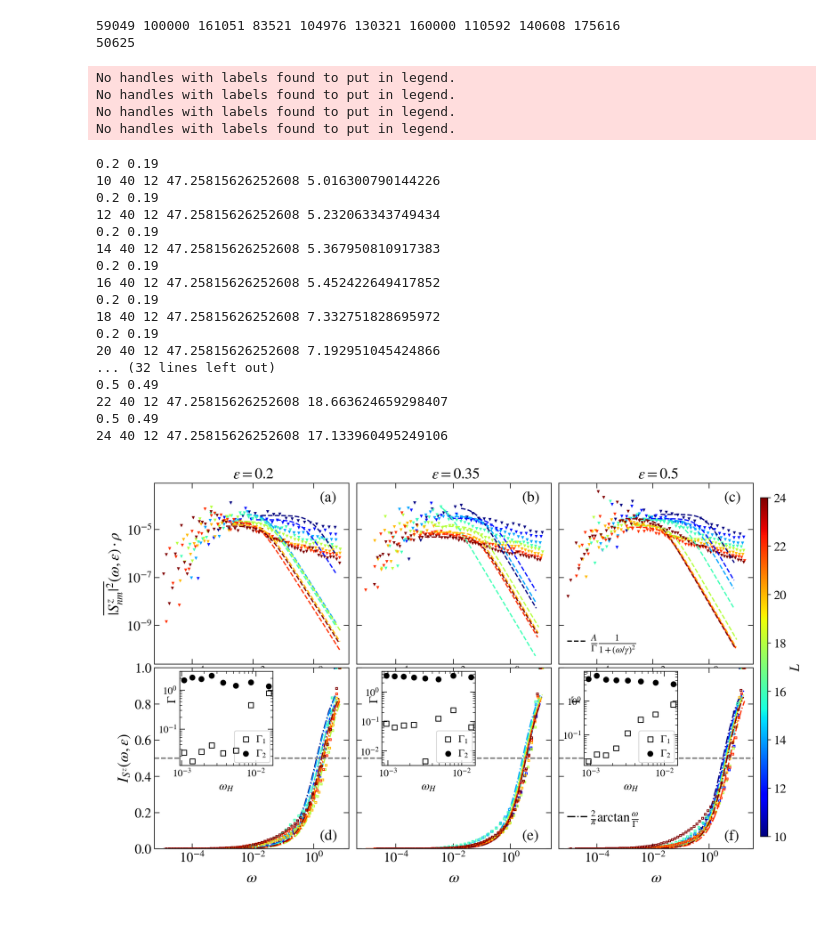
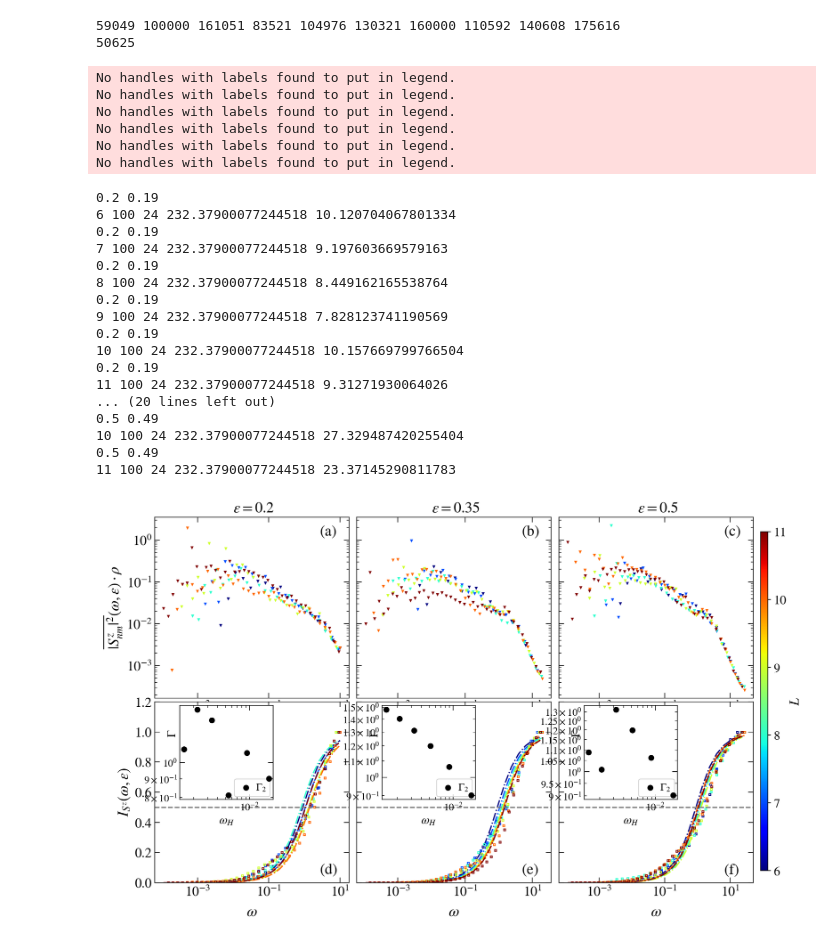
Before and after one commit to Rafal-Swietek/QHamSolver, a Jupyter notebook: Quadratic/Jupyter_Python/conductivity.ipynb, the cells around one changed output. Drawn from its saved outputs; the diff is of its cells as text; code cells hidden in the pictures.

```diff
--- a/Quadratic/Jupyter_Python/conductivity.ipynb
+++ b/Quadratic/Jupyter_Python/conductivity.ipynb
@@ -728,15 +728,15 @@ w = 2
 J = 1
 g = 2.2
 
-DIM=3
+DIM=4
 op=0
 modello = 'Anderson'
 prefix = base_dir(model=modello, d=DIM) + 'OrbitalsMatElem/'
 
-sizes = np.arange(10, 25, 2)
+sizes = np.arange(10, 21, 2) if DIM == 3 else np.arange(6, 12, 1)
 
-ws=40
-wx=12
+ws=100
+wx=17 if DIM == 3 else 24
 
 def lorenz(x, A, G1):
     return A / ( (x / G1)**2 + 1)
@@ -756,7 +756,7 @@ fig, axis = plt.subplots( nrows=2, ncols=3, figsize=(12,8), dpi = 200, sharex =
 fig2, axis2 = plt.subplots( nrows=1, ncols=1, figsize=(4,4), dpi = 200, sharex = False, sharey = 'row')
 
 E = np.arange(0.05, 0.95, 0.02)
-omegax = np.zeros( (20 * (L)) )
+omegax = np.zeros( (8 * (L)) )
 
 labs = ["(a)", "(b)", "(c)"]
 labs2 = ["(d)", "(e)", "(f)"]
@@ -841,19 +841,19 @@ for iie, eps in enumerate(_eps_):
 
         axis[0][iie].plot(omegax, yy0, color=col, marker='v', markersize=2, lw=0,zorder=0)
         # axis[0][iie].axvline(x=upper_cut, ls=':', color='gray')
-        indices = np.where(np.logical_and(omegax >= cut, omegax < upper_cut))[0]
-        xx = omegax[indices]
-        yy = yy0[indices]
-        pars, pconv= fit(lorenz,
-                    xdata = xx,
-                    ydata = yy,
-                    maxfev = 20000)
-        z = np.linspace(min(xx), max(xx), 5000)
-        # print(eps, L, G1)
-        G1 = np.abs(pars[-1])
-        Gammas1.append(G1)
-        spec_at_G1.append(yy0[np.argmin( np.abs(omegax - G1) )])
-        axis[0][iie].plot(z, lorenz(z, *pars), ls='--', color=col)
+        # indices = np.where(np.logical_and(omegax >= cut, omegax < upper_cut))[0]
+        # xx = omegax[indices]
+        # yy = yy0[indices]
+        # pars, pconv= fit(lorenz,
+        #             xdata = xx,
+        #             ydata = yy,
+        #             maxfev = 20000)
+        # z = np.linspace(min(xx), max(xx), 5000)
+        # # print(eps, L, G1)
+        # G1 = np.abs(pars[-1])
+        # Gammas1.append(G1)
+        # spec_at_G1.append(yy0[np.argmin( np.abs(omegax - G1) )])
+        # axis[0][iie].plot(z, lorenz(z, *pars), ls='--', color=col)
 
         # yy = integrate.cumulative_trapezoid(yy0, omegax)
         # yy = (yy - yy[0]) / (yy[-1] - yy[0])
@@ -892,7 +892,7 @@ for iie, eps in enumerate(_eps_):
     axis[0][iie].annotate(labs[iie],     fontsize=18, xy=(0.85, 0.9), xycoords='axes fraction')
     axis[1][iie].annotate(labs2[iie],     fontsize=18, xy=(0.85, 0.05), xycoords='axes fraction')
     # axis[0][iie].set_ylim(2e-4, None)
-    axis[1][iie].set_ylim(0, 1)
+    axis[1][iie].set_ylim(0, 1.2)
     # axis[0][iie].set_xlim(0.2*min(omegax), max(omegax))
 
     inset = axis[1][iie].inset_axes([0.13, 0.46, 0.48, 0.52])
@@ -900,44 +900,46 @@ for iie, eps in enumerate(_eps_):
 
     # inset.xaxis.set_label_coords(.45, -0.05)
     inset.yaxis.set_label_coords(-0.02, 0.7)
-    inset.scatter(wH, Gammas1, marker='s', color='black', label=r"$\Gamma_1$", zorder=10, facecolor='None')
+    # inset.scatter(wH, Gammas1, marker='s', color='black', label=r"$\Gamma_1$", zorder=10, facecolor='None')
     inset.scatter(wH, Gammas2, marker='o', color='black', label=r"$\Gamma_2$", zorder=10)
     fig_help.set_plot_elements(inset, ylabel=r"$\Gamma$", xlabel=r"$\omega_H$", font_size=12, set_legend=False, xscale='log', yscale='log')
     fig_help.set_legend(inset, fontsize=12, loc='lower right', frameon=True)
     # inset.set_yticks([0.02, 0.03, 0.04, 0.06, 0.08])
     # inset.set_yticklabels(["0.02", "0.03", "0.04", "", "0.08"])
 
 fig_help.set_plot_elements(axis2, ylabel=r"$\rho(\epsilon)/D$", xlabel=r"$\epsilon$", font_size=16, set_legend=False, xscale='linear', yscale='linear')
 
 fig.subplots_adjust(right=0.95)
 cbar_ax = fig.add_axes([0.96, 0.15, 0.01, 0.7])
 # fig.colorbar(im, cax=cbar_ax)
 cbar = fig.colorbar(s_m, cax=cbar_ax, aspect=1)
 cbar.set_label(r"$L$", fontsize=16)
 cbar.ax.tick_params(labelsize=15)
 
 fig.subplots_adjust(wspace = 0.04, hspace=0.02)
 # fig.savefig("plots_AGP/FigS4.pdf", bbox_inches = 'tight', pad_inches=0.02)
 # %% [output]
 No handles with labels found to put in legend.
 No handles with labels found to put in legend.
 No handles with labels found to put in legend.
 No handles with labels found to put in legend.
+No handles with labels found to put in legend.
+No handles with labels found to put in legend.
 0.2 0.19
-10 40 12 47.25815626252608 5.016300790144226
+6 100 24 232.37900077244518 10.120704067801334
 0.2 0.19
-12 40 12 47.25815626252608 5.232063343749434
+7 100 24 232.37900077244518 9.197603669579163
 0.2 0.19
-14 40 12 47.25815626252608 5.367950810917383
+8 100 24 232.37900077244518 8.449162165538764
 0.2 0.19
-16 40 12 47.25815626252608 5.452422649417852
+9 100 24 232.37900077244518 7.828123741190569
 0.2 0.19
-18 40 12 47.25815626252608 7.332751828695972
+10 100 24 232.37900077244518 10.157669799766504
 0.2 0.19
-20 40 12 47.25815626252608 7.192951045424866
-... (32 lines left out)
+11 100 24 232.37900077244518 9.31271930064026
+... (20 lines left out)
 0.5 0.49
-22 40 12 47.25815626252608 18.663624659298407
+10 100 24 232.37900077244518 27.329487420255404
 0.5 0.49
-24 40 12 47.25815626252608 17.133960495249106
+11 100 24 232.37900077244518 23.37145290811783
-[figure, old version]
+[figure, new version]
```
Also changed, not shown: parts of 4 cells of this notebook, 9 other files.
